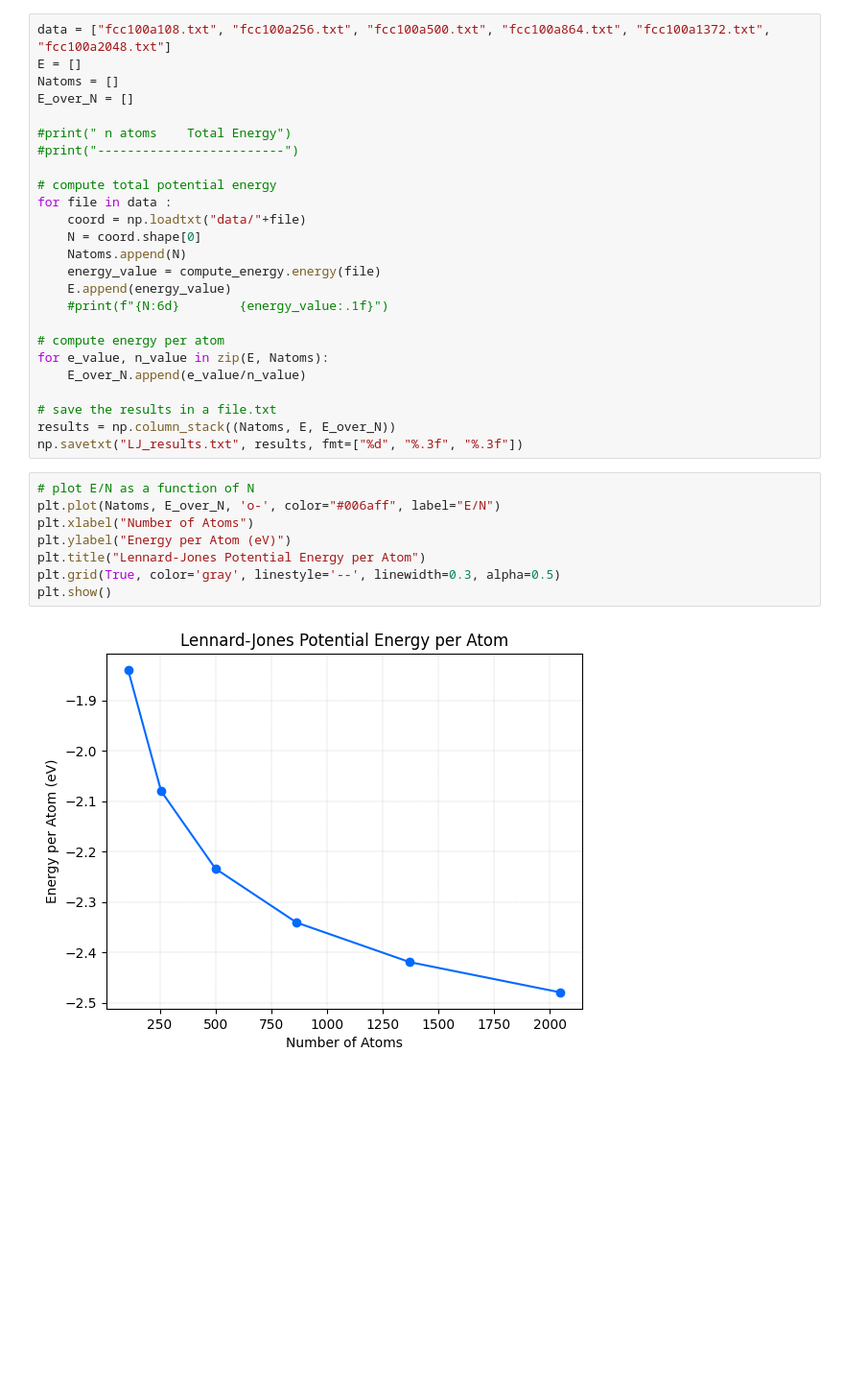
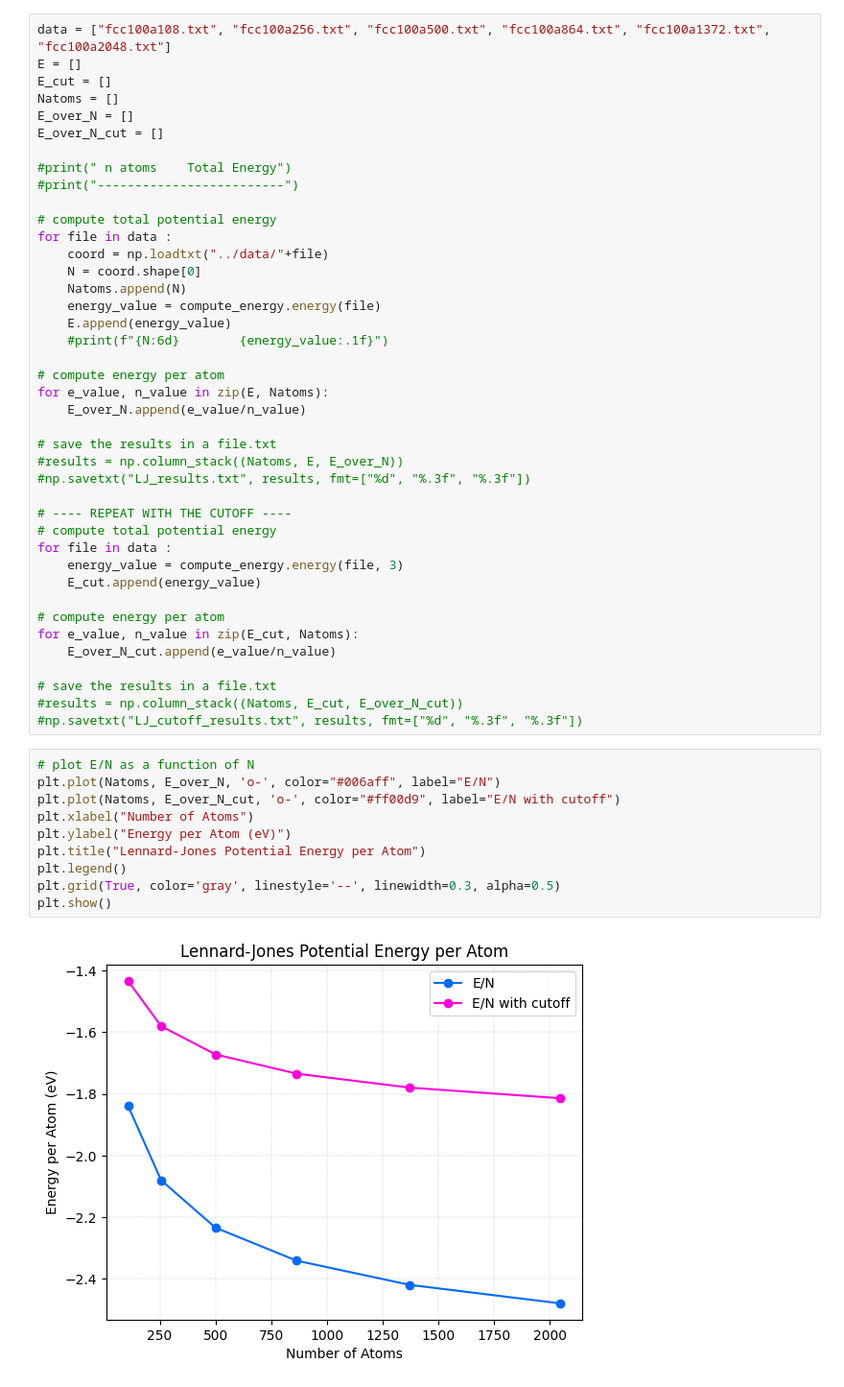
Before and after one commit to aleesme/LAB_CMS, a Jupyter notebook: esercizio1/es1.ipynb, the cells around one changed output. Shown: that part at 96% size. Cells and saved outputs as stored; diff of their text form; blank space fills up the shorter version.

```diff
--- a/esercizio1/es1.ipynb
+++ b/esercizio1/es1.ipynb
@@ -40,15 +44,17 @@ $E_{\mathrm{pot}} = \tfrac{1}{2}\sum_{i\neq j}\Phi(r_{ij})$
 # %%
 data = ["fcc100a108.txt", "fcc100a256.txt", "fcc100a500.txt", "fcc100a864.txt", "fcc100a1372.txt", "fcc100a2048.txt"]
 E = []
+E_cut = []
 Natoms = []
 E_over_N = []
+E_over_N_cut = []
 
 #print(" n atoms    Total Energy")
 #print("-------------------------")
 
 # compute total potential energy
 for file in data :
-    coord = np.loadtxt("data/"+file)
+    coord = np.loadtxt("../data/"+file)
     N = coord.shape[0]
     Natoms.append(N)
     energy_value = compute_energy.energy(file)
@@ -60,15 +66,31 @@ for e_value, n_value in zip(E, Natoms):
     E_over_N.append(e_value/n_value)
 
 # save the results in a file.txt
-results = np.column_stack((Natoms, E, E_over_N))
-np.savetxt("LJ_results.txt", results, fmt=["%d", "%.3f", "%.3f"])
+#results = np.column_stack((Natoms, E, E_over_N))
+#np.savetxt("LJ_results.txt", results, fmt=["%d", "%.3f", "%.3f"])
+
+# ---- REPEAT WITH THE CUTOFF ----
+# compute total potential energy
+for file in data :
+    energy_value = compute_energy.energy(file, 3)
+    E_cut.append(energy_value)
+
+# compute energy per atom
+for e_value, n_value in zip(E_cut, Natoms):
+    E_over_N_cut.append(e_value/n_value)
+
+# save the results in a file.txt
+#results = np.column_stack((Natoms, E_cut, E_over_N_cut))
+#np.savetxt("LJ_cutoff_results.txt", results, fmt=["%d", "%.3f", "%.3f"])
 # %%
 # plot E/N as a function of N
 plt.plot(Natoms, E_over_N, 'o-', color="#006aff", label="E/N")
+plt.plot(Natoms, E_over_N_cut, 'o-', color="#ff00d9", label="E/N with cutoff")
 plt.xlabel("Number of Atoms")
 plt.ylabel("Energy per Atom (eV)")
 plt.title("Lennard-Jones Potential Energy per Atom")
+plt.legend()
 plt.grid(True, color='gray', linestyle='--', linewidth=0.3, alpha=0.5)
 plt.show()
 # %% [output]
-[figure, old version]
+[figure, new version]
```
Also changed, not shown: parts of 2 cells of this notebook, 10 other files.
